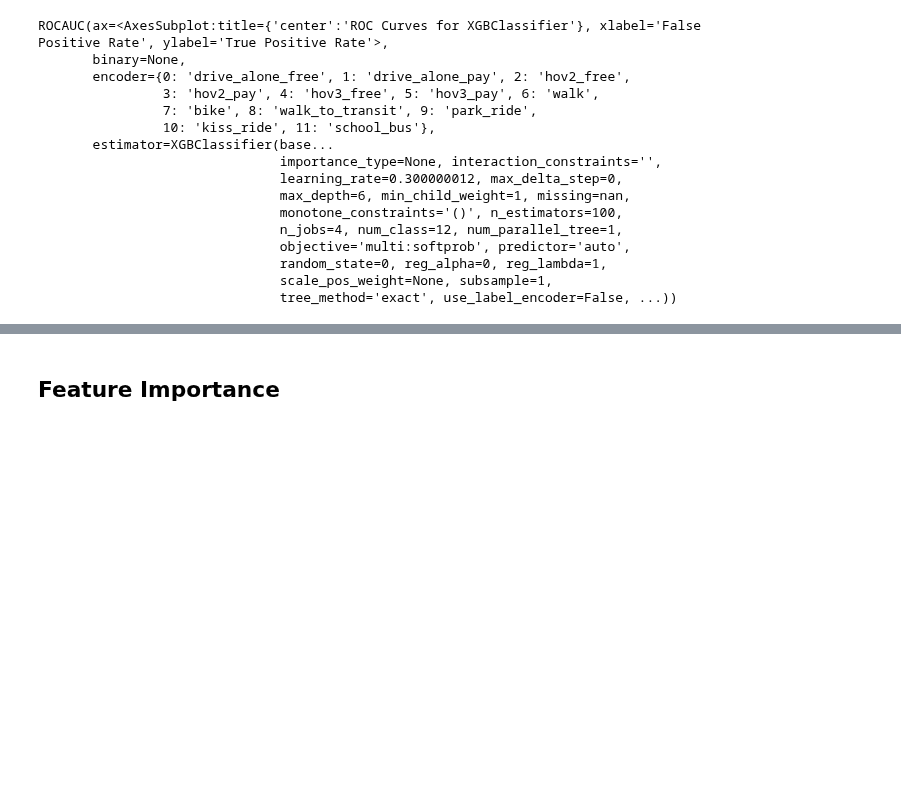
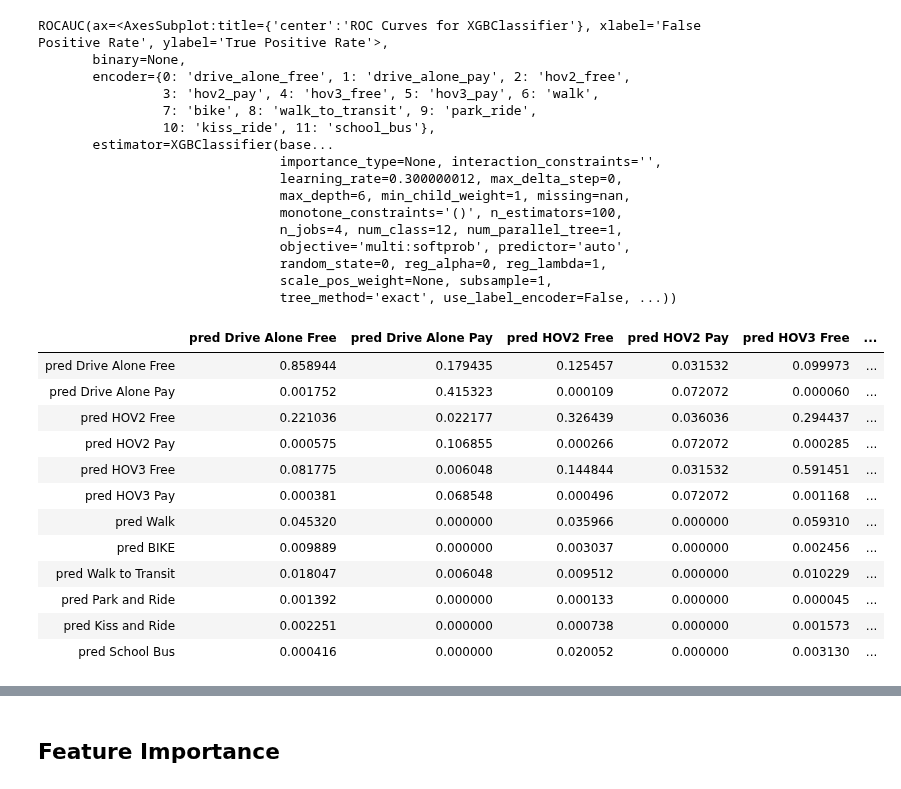
Before and after one commit to lkuwahara/DSC180B-B05, a Jupyter notebook: Combined_Notebook.ipynb, the cells around one changed output, grey strips where cells are left out. Drawn from its saved outputs; the diff is of its cells as text; code cells hidden in the pictures; blank space fills up the shorter version.

Commit message:
added confusion matrix

```diff
--- a/Combined_Notebook.ipynb
+++ b/Combined_Notebook.ipynb
@@ -650,0 +653,24 @@ ROCAUC(ax=<AxesSubplot:title={'center':'ROC Curves for XGBClassifier'}, xlabel='
+# %%
+normalizeddf1 = pd.DataFrame(metrics.confusion_matrix(y_test, y_pred)/ metrics.confusion_matrix(y_test, y_pred).astype(np.float).sum(axis=1))
+normalizeddf1.columns = ['pred Drive Alone Free','pred Drive Alone Pay','pred HOV2 Free',
+                       'pred HOV2 Pay', 'pred HOV3 Free','pred HOV3 Pay','pred Walk','pred BIKE',
+                       'pred Walk to Transit', 'pred Park and Ride','pred Kiss and Ride', 'pred School Bus']
+normalizeddf1.index = ['pred Drive Alone Free','pred Drive Alone Pay','pred HOV2 Free',
+                       'pred HOV2 Pay', 'pred HOV3 Free','pred HOV3 Pay','pred Walk','pred BIKE',
+                       'pred Walk to Transit', 'pred Park and Ride','pred Kiss and Ride', 'pred School Bus']
+# %%
+normalizeddf1
+# %% [output]
+|  | pred Drive Alone Free | pred Drive Alone Pay | pred HOV2 Free | pred HOV2 Pay | pred HOV3 Free | ... |
+| pred Drive Alone Free | 0.858944 | 0.179435 | 0.125457 | 0.031532 | 0.099973 | ... |
+| pred Drive Alone Pay | 0.001752 | 0.415323 | 0.000109 | 0.072072 | 0.000060 | ... |
+| pred HOV2 Free | 0.221036 | 0.022177 | 0.326439 | 0.036036 | 0.294437 | ... |
+| pred HOV2 Pay | 0.000575 | 0.106855 | 0.000266 | 0.072072 | 0.000285 | ... |
+| pred HOV3 Free | 0.081775 | 0.006048 | 0.144844 | 0.031532 | 0.591451 | ... |
+| pred HOV3 Pay | 0.000381 | 0.068548 | 0.000496 | 0.072072 | 0.001168 | ... |
+| pred Walk | 0.045320 | 0.000000 | 0.035966 | 0.000000 | 0.059310 | ... |
+| pred BIKE | 0.009889 | 0.000000 | 0.003037 | 0.000000 | 0.002456 | ... |
+| pred Walk to Transit | 0.018047 | 0.006048 | 0.009512 | 0.000000 | 0.010229 | ... |
+| pred Park and Ride | 0.001392 | 0.000000 | 0.000133 | 0.000000 | 0.000045 | ... |
+| pred Kiss and Ride | 0.002251 | 0.000000 | 0.000738 | 0.000000 | 0.001573 | ... |
+| pred School Bus | 0.000416 | 0.000000 | 0.020052 | 0.000000 | 0.003130 | ... |
```
Also changed, not shown: parts of 2 cells of this notebook.
